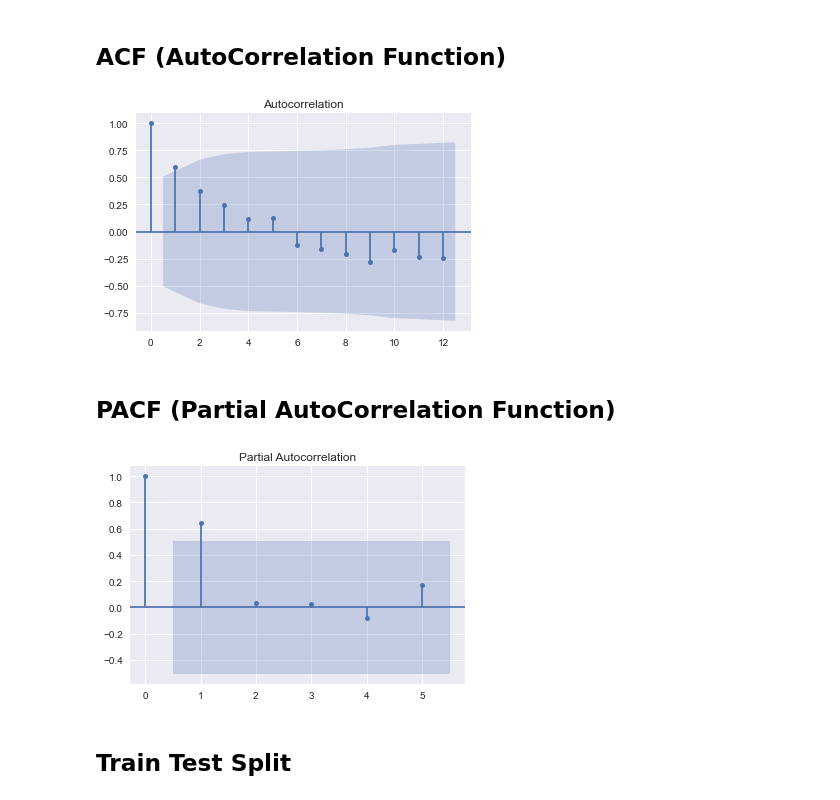
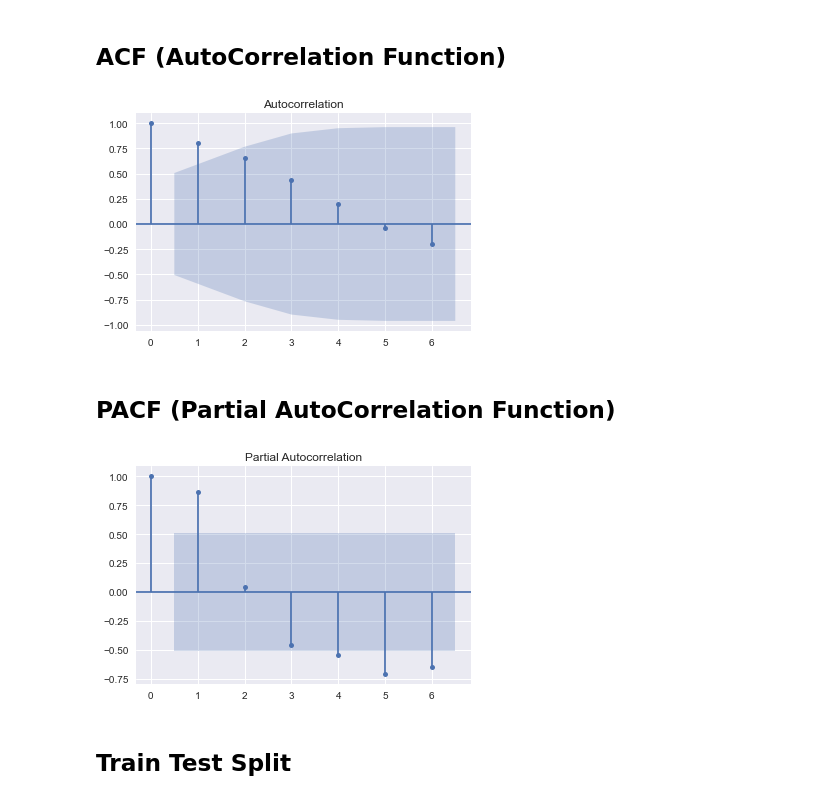
Before and after one commit to yoelagustinus/TugasAkhir, a Jupyter notebook: EDA/EDA BBCA ARIMA.ipynb, the cells around one changed output. Drawn from its saved outputs; the diff is of its cells as text; code cells hidden in the pictures.

```diff
--- a/EDA/EDA BBCA ARIMA.ipynb
+++ b/EDA/EDA BBCA ARIMA.ipynb
@@ -10,7 +10,7 @@ import time
 plt.style.use(style="seaborn")
 %matplotlib inline
 # %%
-df = pd.read_csv("BBCA-small.csv")
+df = pd.read_csv("BBCA-small-arima.csv")
 df
 # %% [output]
 |  | Date | Close |
@@ -56,17 +56,17 @@ plt.show()
 from statsmodels.graphics.tsaplots import plot_acf
 from statsmodels.graphics.tsaplots import plot_pacf
 # %%
-plot_acf(df)
+plot_acf(df, lags=6)
 plt.show()
 # %% [output]
-[figure, old version]
+[figure, new version]
 # %% [markdown]
 ## PACF (Partial AutoCorrelation Function)
 # %%
-plot_pacf(df, lags=5)
+plot_pacf(df, lags=6)
 plt.show()
 # %% [output]
-[figure, old version]
+[figure, new version]
 # %% [markdown]
  ## Train Test Split
 # %%
```
Also changed, not shown: parts of 6 cells of this notebook.
